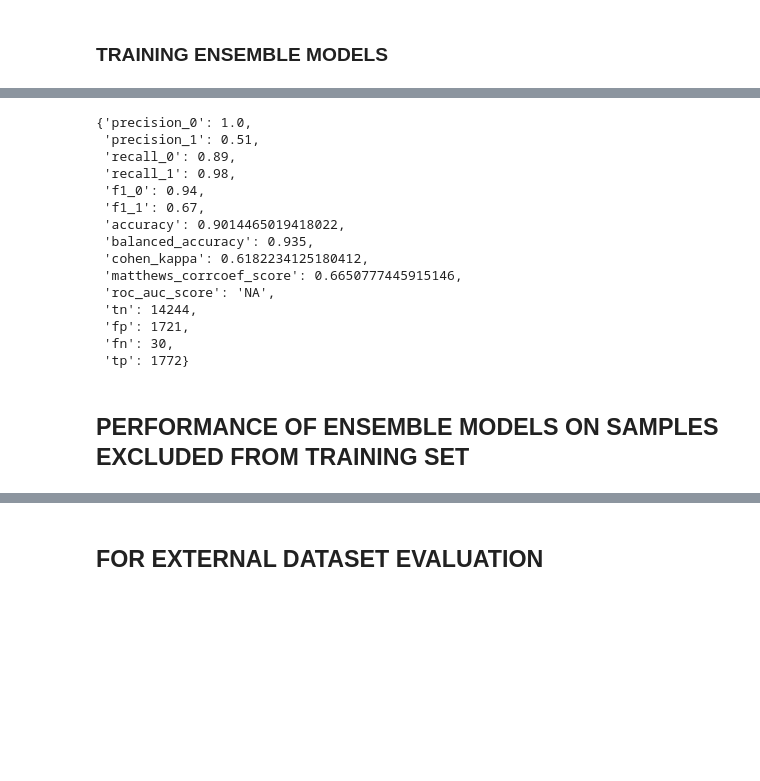
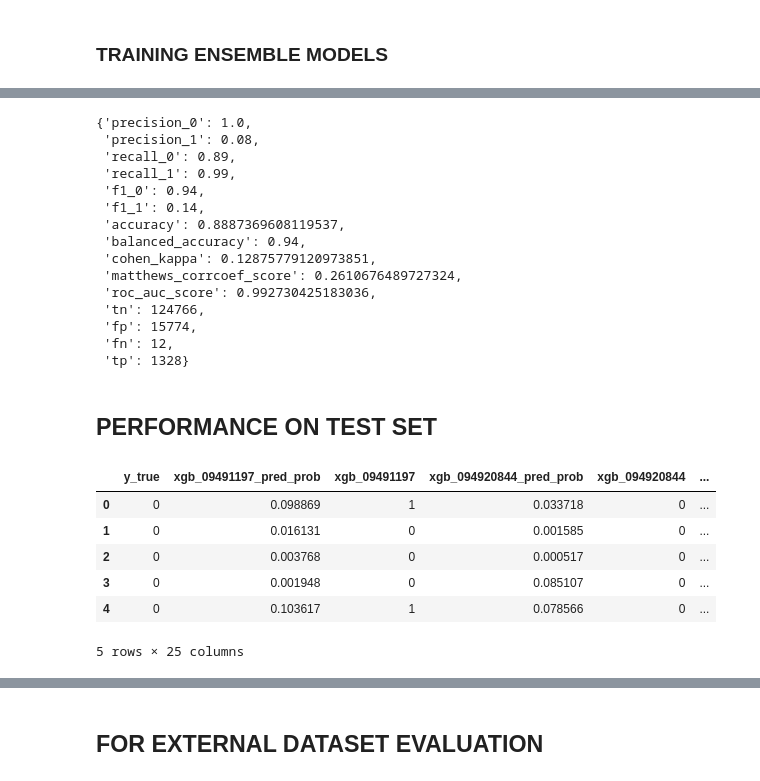
Before and after one commit to Naga270588/M-Tune, a Jupyter notebook: ENSEMBLE-M-Tune.ipynb, the cells around one changed output, grey strips where cells are left out. Cells and saved outputs as stored; diff of their text form; code cells hidden in the pictures; blank space fills up the shorter version.

```diff
--- a/ENSEMBLE-M-Tune.ipynb
+++ b/ENSEMBLE-M-Tune.ipynb
@@ -255,40 +251,59 @@ train_pred_df
 # %%
-y_true = train_pred_df['y_true']
+y_true = train_pred_df['y_true'].tolist()
 y_pred = train_pred_df['Final Prediction'].tolist()
-evaluate_performance(y_true,y_pred)
+pred_prob = train_pred_df['Final Pred Prob'].tolist()
+evaluate_performance(y_true,y_pred,pred_prob)
 # %% [output]
 {'precision_0': 1.0,
- 'precision_1': 0.51,
+ 'precision_1': 0.08,
  'recall_0': 0.89,
- 'recall_1': 0.98,
+ 'recall_1': 0.99,
  'f1_0': 0.94,
- 'f1_1': 0.67,
- 'accuracy': 0.9014465019418022,
- 'balanced_accuracy': 0.935,
- 'cohen_kappa': 0.6182234125180412,
- 'matthews_corrcoef_score': 0.6650777445915146,
- 'roc_auc_score': 'NA',
- 'tn': 14244,
- 'fp': 1721,
- 'fn': 30,
- 'tp': 1772}
+ 'f1_1': 0.14,
+ 'accuracy': 0.8887369608119537,
+ 'balanced_accuracy': 0.94,
+ 'cohen_kappa': 0.12875779120973851,
+ 'matthews_corrcoef_score': 0.2610676489727324,
+ 'roc_auc_score': 0.992730425183036,
+ 'tn': 124766,
+ 'fp': 15774,
+ 'fn': 12,
+ 'tp': 1328}
 # %% [markdown]
-## **PERFORMANCE OF ENSEMBLE MODELS ON SAMPLES EXCLUDED FROM TRAINING SET**
+## **PERFORMANCE ON TEST SET**
 # %%
 test_pred_df = pd.DataFrame()
 test_pred_df['y_true'] = y_test.tolist()
 
 for model in os.listdir(path_to_ensemble_dir):
     if 'xgb' not in model:
         continue
     model_thres = model.split('.')[0].split('_')[1]
     model_thres = float(model_thres) / int('1'+('0' * len(model_thres)))
 
     model_path = os.path.join(path_to_ensemble_dir,model)
     # Load the model from the file
     with open(model_path, 'rb') as f:
         loaded_model = pickle.load(f)
 
-    pred_probs = loaded_model.predict_proba(X_test)[:,1].tolist()
-    pred_labels = [1 if v > model_thres else 0 for v in  pred_probs]
+    pred_probs = loaded_model.predict_proba(X_test)[:,minority_class_label].tolist()
+    pred_labels = [minority_class_label if v > model_thres else majority_class_label for v in  pred_probs]
+
+    test_pred_df[model.split('.')[0]+'_pred_prob'] = pred_probs
     test_pred_df[model.split('.')[0]] = pred_labels
+
+columns_to_check = [ c for c in list(test_pred_df.columns) if '_pred_prob' in c ]
+test_pred_df['Final Pred Prob'] =  test_pred_df[columns_to_check].mean(axis=1)
+
+columns_to_check = [ c for c in list(test_pred_df.columns) if 'xgb' in c and '_pred_prob' not in c]
+test_pred_df['Final Prediction'] =  test_pred_df[columns_to_check].apply(lambda row: 1 if (row == 1).sum() > (row == 0).sum() else 0, axis=1)
+
+test_pred_df.head()
+# %% [output]
+|  | y_true | xgb_09491197_pred_prob | xgb_09491197 | xgb_094920844_pred_prob | xgb_094920844 | ... |
+| 0 | 0 | 0.098869 | 1 | 0.033718 | 0 | ... |
+| 1 | 0 | 0.016131 | 0 | 0.001585 | 0 | ... |
+| 2 | 0 | 0.003768 | 0 | 0.000517 | 0 | ... |
+| 3 | 0 | 0.001948 | 0 | 0.085107 | 0 | ... |
+| 4 | 0 | 0.103617 | 1 | 0.078566 | 0 | ... |
+5 rows × 25 columns
```
Also changed, not shown: parts of 29 cells of this notebook, 1 other file.
